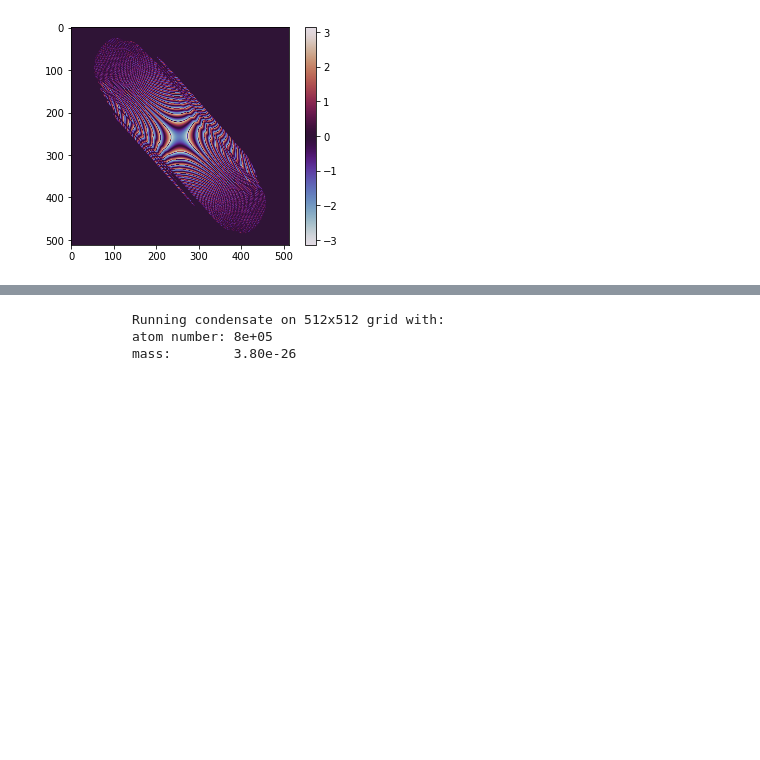
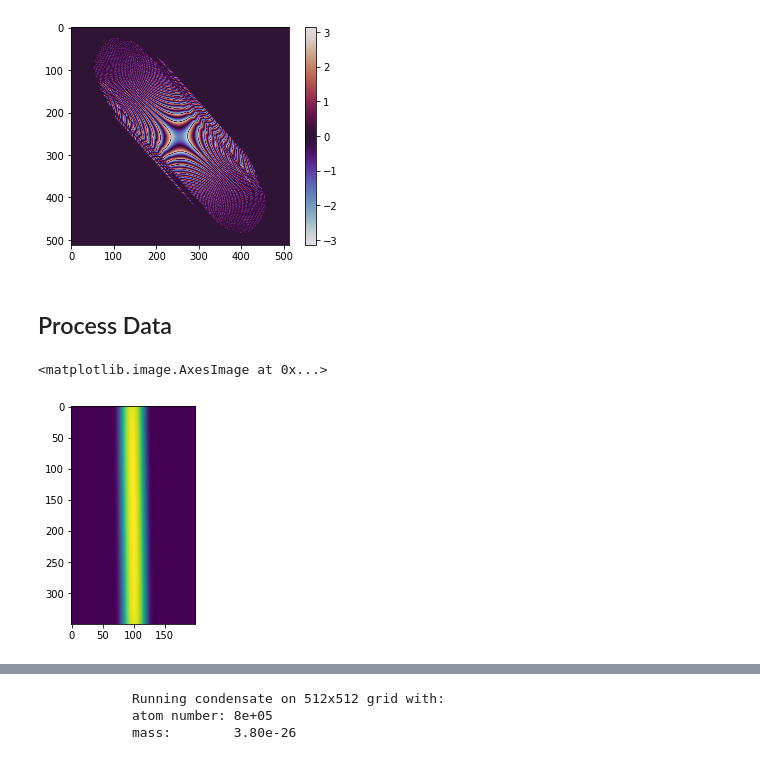
Before and after one commit to biswaroopmukherjee/condensate, a Jupyter notebook: notebooks/Hall strip.ipynb, the cells around one changed output, grey strips where cells are left out. Cells and saved outputs as stored; diff of their text form; code cells hidden in the pictures; blank space fills up the shorter version.

Commit message:
Added geometric squeezing to the Hall strip notebook

```diff
--- a/notebooks/Hall strip.ipynb
+++ b/notebooks/Hall strip.ipynb
@@ -64,0 +101,2 @@ hallstrip.show_phase()
+# %% [markdown]
+## Process Data
@@ -64,0 +139,20 @@ hallstrip.show_phase()
+# %%
+columns = ['cloud', 'time', 'xprofile', 'gaussfit']
+gs = pd.DataFrame(columns=columns)
+
+with h5py.File('data/geometricsqueezing.hdf5', 'r') as f:
+    for name in tqdm(f):
+        dset=f[name]
+        alltimes =  np.array(dset.attrs['time'])
+        for i in tqdm(range(len(dset)-1), leave=False):
+            cloud = rotate_crop(np.fliplr(dset[i]), viewx, viewy, 42)
+            xprofile  =  np.sum(rotate_crop(cloud, viewy=150), axis=0)
+            xprofilemax = np.max(xprofile)
+            gaussfit,_ = curve_fit(gauss, x, xprofile, [0, xprofilemax, 6e-6])
+            newresults = pd.DataFrame([[cloud, alltimes[i], xprofile, gaussfit]], columns=columns)
+            gs = gs.append(newresults)
+# %%
+plt.imshow(gs.iloc[0].cloud)
+# %% [output]
+<matplotlib.image.AxesImage at 0x...>
+[figure, added]
```
Also changed, not shown: parts of 11 cells of this notebook, 1 other file.
